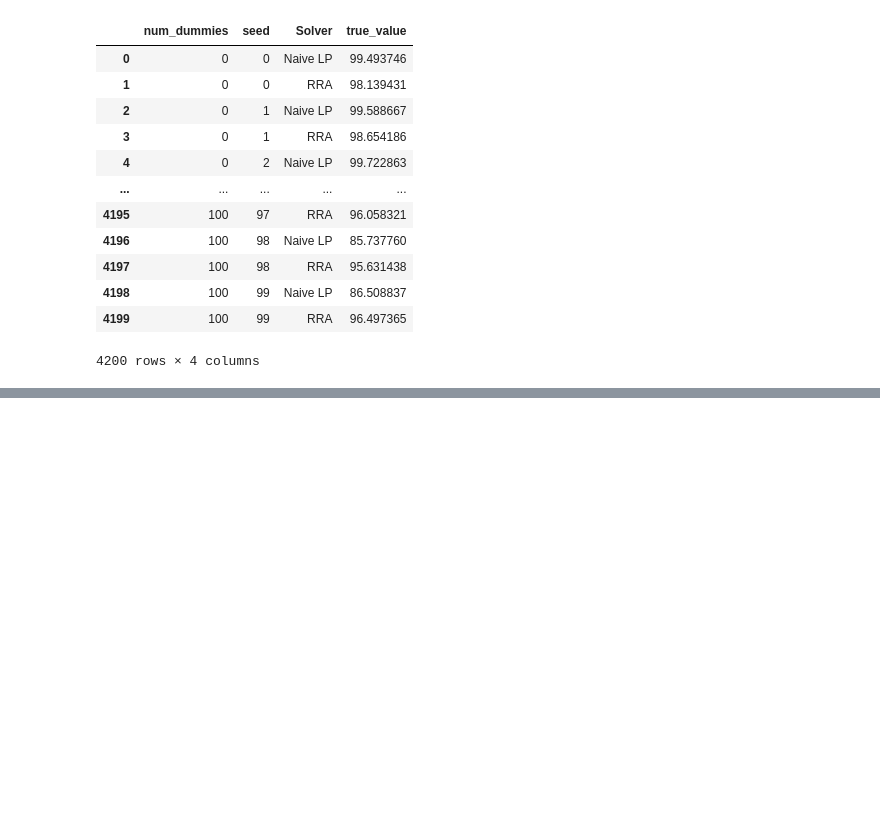
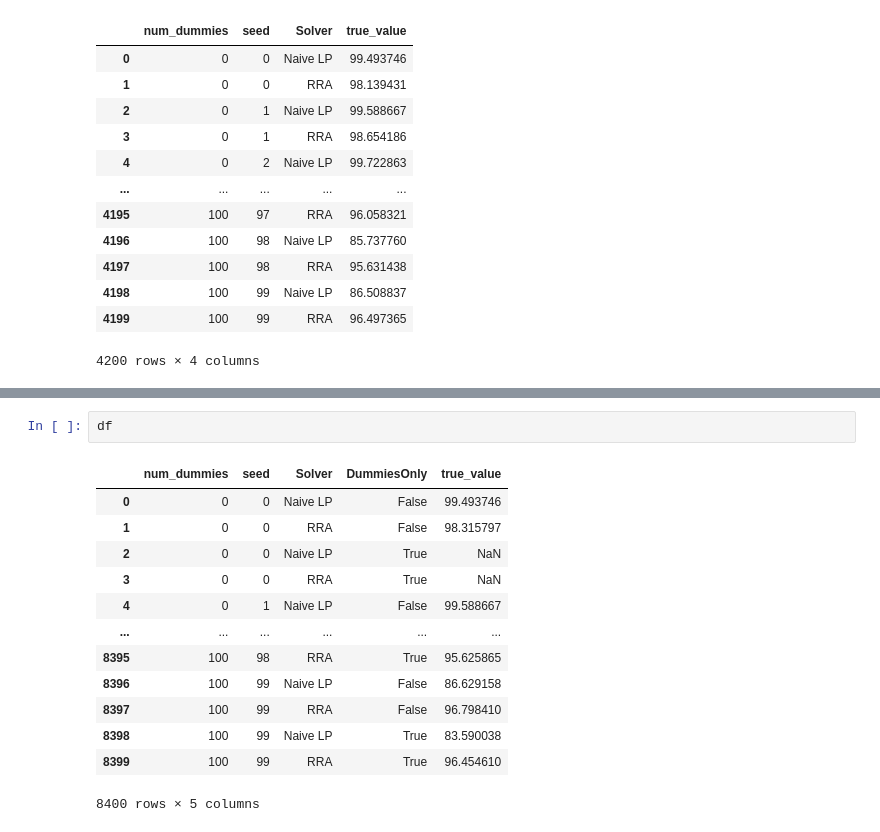
Before and after one commit to justinpayan/RAU, a Jupyter notebook: PlotExperiments.ipynb, the cells around one changed output, grey strips where cells are left out. Drawn from its saved outputs; the diff is of its cells as text; blank space fills up the shorter version.

```diff
--- a/PlotExperiments.ipynb
+++ b/PlotExperiments.ipynb
@@ -77,0 +89,16 @@ SyntaxError: keyword argument repeated: errorbar (1835235218.py, line 3)
+# %%
+df
+# %% [output]
+|  | num_dummies | seed | Solver | DummiesOnly | true_value |
+| 0 | 0 | 0 | Naive LP | False | 99.493746 |
+| 1 | 0 | 0 | RRA | False | 98.315797 |
+| 2 | 0 | 0 | Naive LP | True | NaN |
+| 3 | 0 | 0 | RRA | True | NaN |
+| 4 | 0 | 1 | Naive LP | False | 99.588667 |
+| ... | ... | ... | ... | ... | ... |
+| 8395 | 100 | 98 | RRA | True | 95.625865 |
+| 8396 | 100 | 99 | Naive LP | False | 86.629158 |
+| 8397 | 100 | 99 | RRA | False | 96.798410 |
+| 8398 | 100 | 99 | Naive LP | True | 83.590038 |
+| 8399 | 100 | 99 | RRA | True | 96.454610 |
+8400 rows × 5 columns
```
Also changed, not shown: parts of 5 cells of this notebook, 3 other files.
